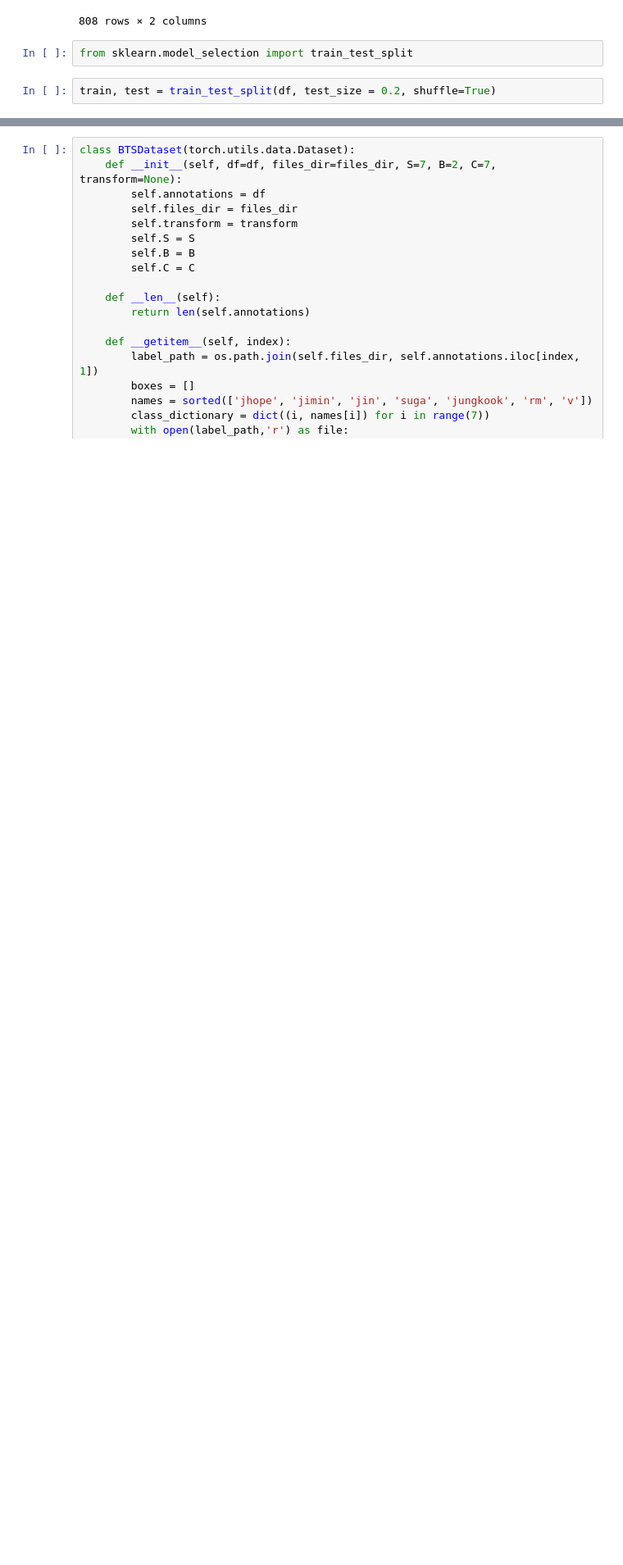
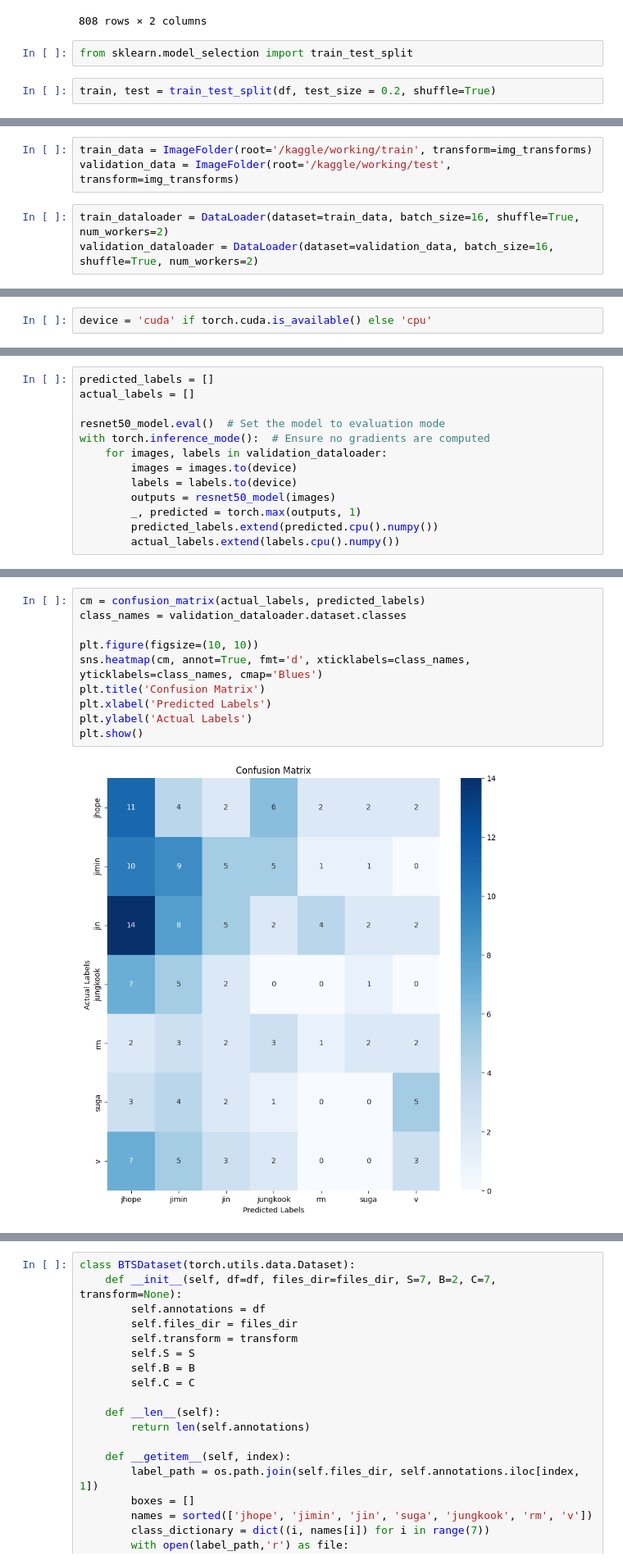
Before and after one commit to Toothless-1/BTS_YOLO_detection, a Jupyter notebook: BTS_YOLO_detection.ipynb, the cells around one changed output, grey strips where cells are left out. Shown at 82% size. Drawn from its saved outputs; the diff is of its cells as text; blank space fills up the shorter version.

Commit message:
Kaggle Notebook | BTS_YOLO_detection | Version 6 ResNet50 further train

```diff
--- a/BTS_YOLO_detection.ipynb
+++ b/BTS_YOLO_detection.ipynb
@@ -436,0 +150,6 @@ train, test = train_test_split(df, test_size = 0.2, shuffle=True)
+# %%
+train_data = ImageFolder(root='/kaggle/working/train', transform=img_transforms)
+validation_data = ImageFolder(root='/kaggle/working/test', transform=img_transforms)
+# %%
+train_dataloader = DataLoader(dataset=train_data, batch_size=16, shuffle=True, num_workers=2)
+validation_dataloader = DataLoader(dataset=validation_data, batch_size=16, shuffle=True, num_workers=2)
@@ -436,0 +384,2 @@ train, test = train_test_split(df, test_size = 0.2, shuffle=True)
+# %%
+device = 'cuda' if torch.cuda.is_available() else 'cpu'
@@ -436,0 +407,13 @@ train, test = train_test_split(df, test_size = 0.2, shuffle=True)
+# %%
+predicted_labels = []
+actual_labels = []
+
+resnet50_model.eval()  # Set the model to evaluation mode
+with torch.inference_mode():  # Ensure no gradients are computed
+    for images, labels in validation_dataloader:
+        images = images.to(device)
+        labels = labels.to(device)
+        outputs = resnet50_model(images)
+        _, predicted = torch.max(outputs, 1)
+        predicted_labels.extend(predicted.cpu().numpy())
+        actual_labels.extend(labels.cpu().numpy())
@@ -436,0 +440,12 @@ train, test = train_test_split(df, test_size = 0.2, shuffle=True)
+# %%
+cm = confusion_matrix(actual_labels, predicted_labels)
+class_names = validation_dataloader.dataset.classes
+
+plt.figure(figsize=(10, 10))
+sns.heatmap(cm, annot=True, fmt='d', xticklabels=class_names, yticklabels=class_names, cmap='Blues')
+plt.title('Confusion Matrix')
+plt.xlabel('Predicted Labels')
+plt.ylabel('Actual Labels')
+plt.show()
+# %% [output]
+[figure, added]
```
Also changed, not shown: parts of 37 cells of this notebook.
